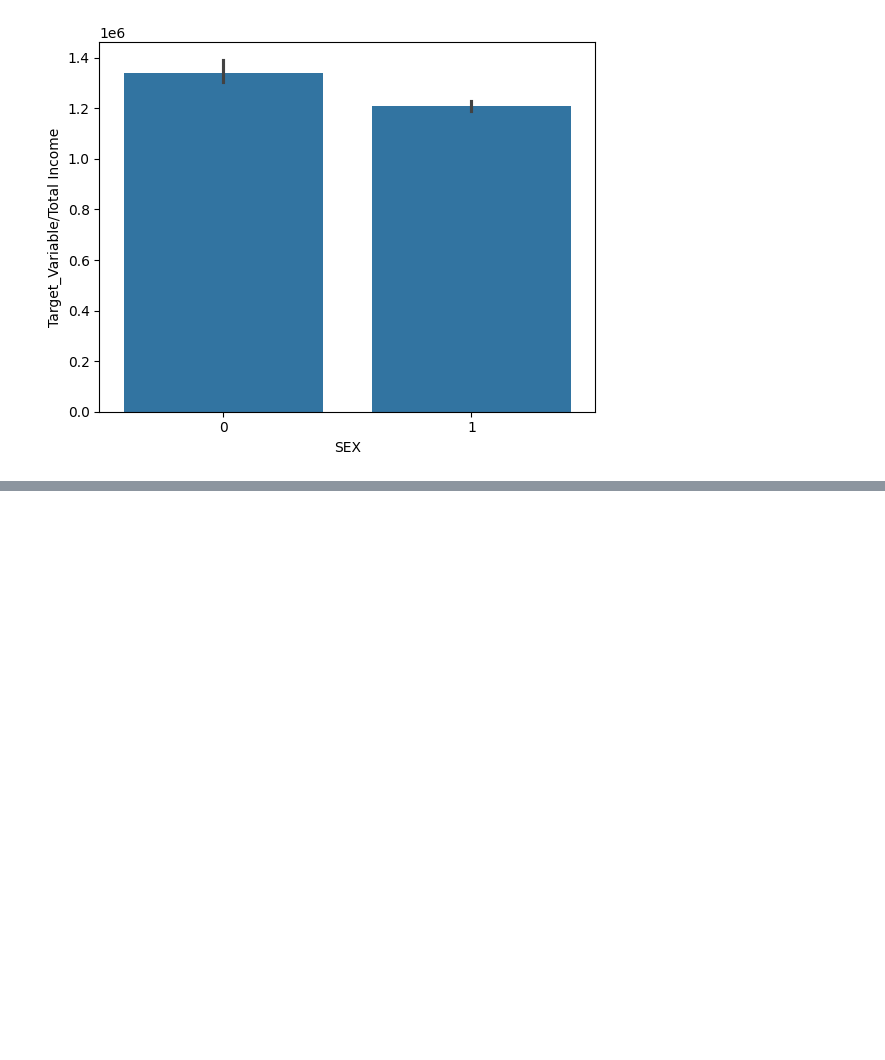
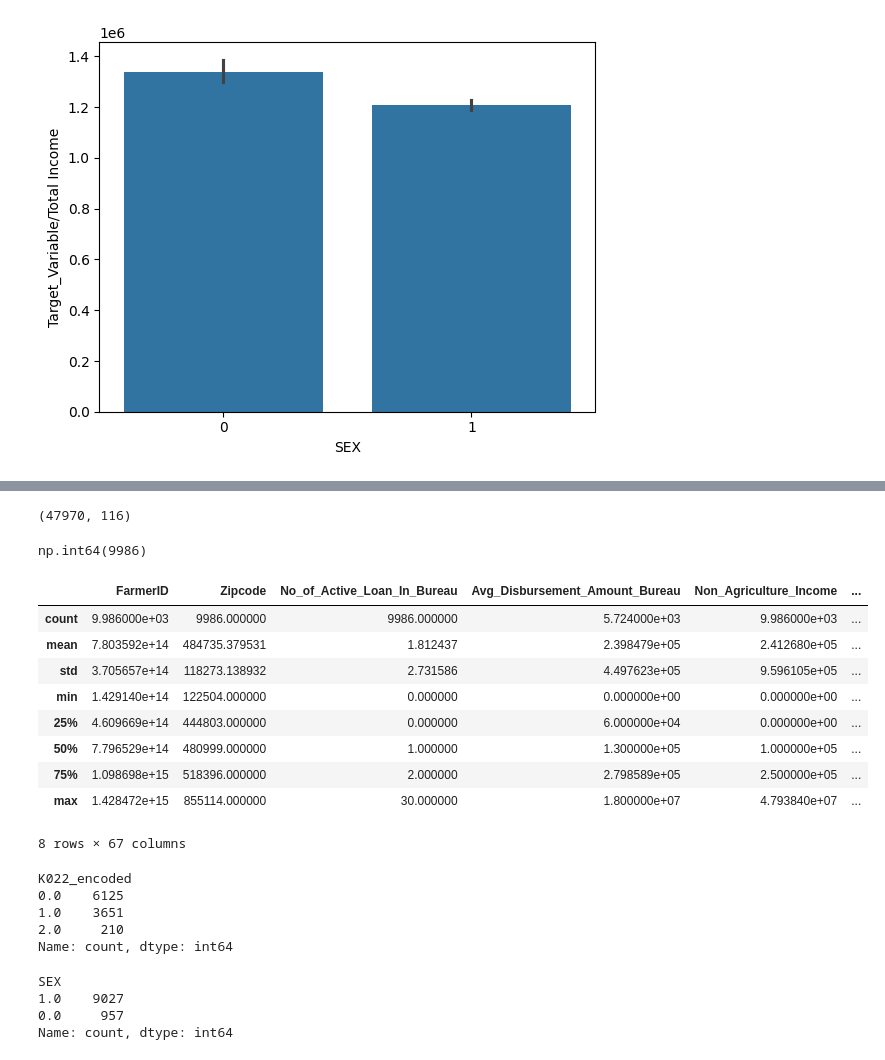
Before and after one commit to itsadil-7890/Trilytics-2025, a Jupyter notebook: model.ipynb, the cells around one changed output, grey strips where cells are left out. Cells and saved outputs as stored; diff of their text form; code cells hidden in the pictures; blank space fills up the shorter version.

```diff
--- a/project.ipynb
+++ b/model.ipynb
@@ -254,0 +278,4 @@ dtype('O')
+# %%
+df.shape
+# %% [output]
+(47970, 116)
@@ -254,0 +285,18 @@ dtype('O')
+# %%
+# checking target of test value
+df1['Target_Variable/Total Income'].isnull().sum()
+# %% [output]
+np.int64(9986)
+# %%
+df1.describe()
+# %% [output]
+|  | FarmerID | Zipcode | No_of_Active_Loan_In_Bureau | Avg_Disbursement_Amount_Bureau | Non_Agriculture_Income | ... |
+| count | 9.986000e+03 | 9986.000000 | 9986.000000 | 5.724000e+03 | 9.986000e+03 | ... |
+| mean | 7.803592e+14 | 484735.379531 | 1.812437 | 2.398479e+05 | 2.412680e+05 | ... |
+| std | 3.705657e+14 | 118273.138932 | 2.731586 | 4.497623e+05 | 9.596105e+05 | ... |
+| min | 1.429140e+14 | 122504.000000 | 0.000000 | 0.000000e+00 | 0.000000e+00 | ... |
+| 25% | 4.609669e+14 | 444803.000000 | 0.000000 | 6.000000e+04 | 0.000000e+00 | ... |
+| 50% | 7.796529e+14 | 480999.000000 | 1.000000 | 1.300000e+05 | 1.000000e+05 | ... |
+| 75% | 1.098698e+15 | 518396.000000 | 2.000000 | 2.798589e+05 | 2.500000e+05 | ... |
+| max | 1.428472e+15 | 855114.000000 | 30.000000 | 1.800000e+07 | 4.793840e+07 | ... |
+8 rows × 67 columns
@@ -254,0 +310,8 @@ dtype('O')
+# %%
+df1['K022_encoded'].value_counts()
+# %% [output]
+K022_encoded
+0.0    6125
+1.0    3651
+2.0     210
+Name: count, dtype: int64
@@ -254,0 +322,7 @@ dtype('O')
+# %%
+df1['SEX'].value_counts()
+# %% [output]
+SEX
+1.0    9027
+0.0     957
+Name: count, dtype: int64
```
Also changed, not shown: parts of 55 cells of this notebook, 1 other file.
